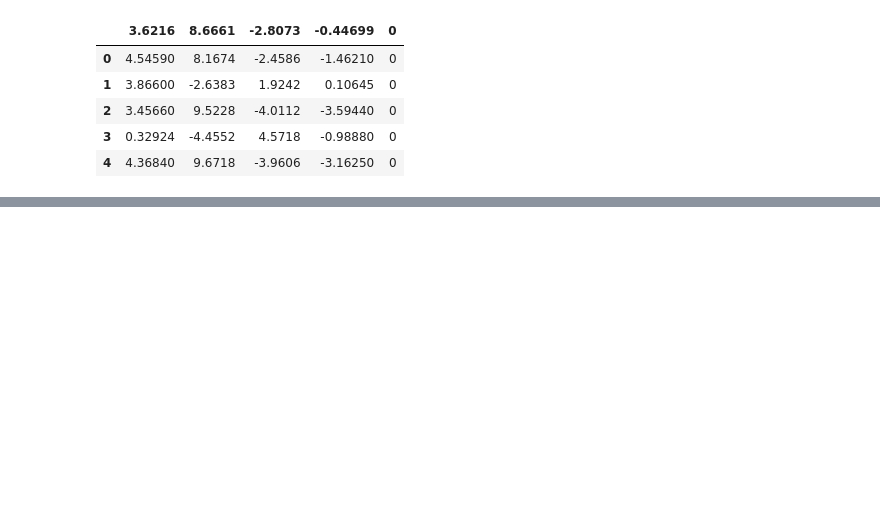
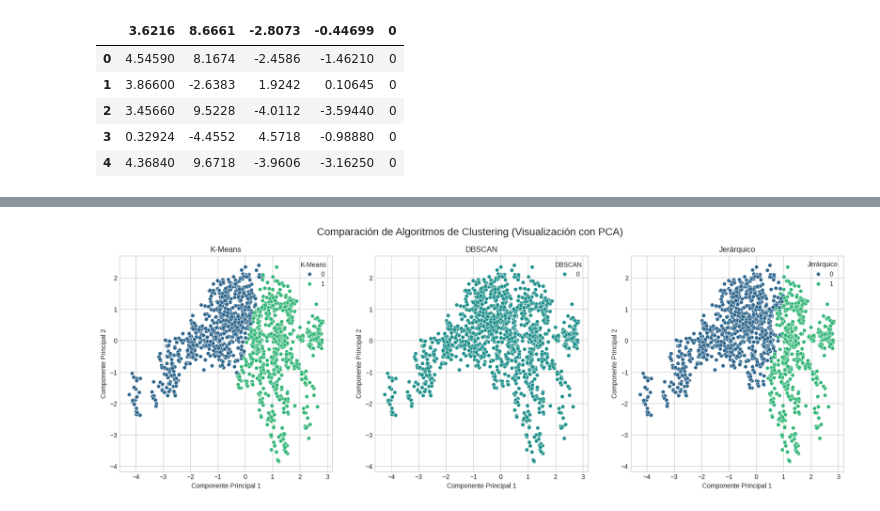
Before and after one commit to Dreeck/ProyectosML, a Jupyter notebook: billetesfalsos.ipynb, the cells around one changed output, grey strips where cells are left out. Saved outputs shown, nothing was run; the diff lists cells and outputs as text; code cells hidden in the pictures; blank space fills up the shorter version.

Commit message:
Problemàtica de anàlisis de billetes verdaderos y falsos mediante algoritmos no supervisados

```diff
--- a/billetesfalsos.ipynb
+++ b/billetesfalsos.ipynb
@@ -166,0 +77,30 @@ fig.show()
+# %%
+kmeans = KMeans(n_clusters=2, n_init='auto', random_state=42)
+kmeans_labels = kmeans.fit_predict(X_scaled)
+kmeans_sil, kmeans_cal = calculate_metrics(X_scaled, kmeans_labels)
+# %%
+dbscan = DBSCAN(eps=2.5)
+dbscan_labels = dbscan.fit_predict(X_scaled)
+dbscan_sil, dbscan_cal = calculate_metrics(X_scaled, dbscan_labels)
+n_clusters_dbscan = len(set(dbscan_labels)) - (1 if -1 in dbscan_labels else 0)
+# %%
+hierarchical = AgglomerativeClustering(n_clusters=2)
+hierarchical_labels = hierarchical.fit_predict(X_scaled)
+hierarchical_sil, hierarchical_cal = calculate_metrics(X_scaled, hierarchical_labels)
+# %%
+pca = PCA(n_components=2)
+X_pca = pca.fit_transform(X_scaled)
+
+df_pca = pd.DataFrame(data=X_pca, columns=['Componente Principal 1', 'Componente Principal 2'])
+df_pca['K-Means'] = kmeans_labels
+df_pca['DBSCAN'] = dbscan_labels
+df_pca['Jerárquico'] = hierarchical_labels
+# %%
+fig, axes = plt.subplots(1, 3, figsize=(20, 6))
+fig.suptitle('Comparación de Algoritmos de Clustering (Visualización con PCA)', fontsize=16)
+sns.scatterplot(ax=axes[0], x='Componente Principal 1', y='Componente Principal 2', hue='K-Means', palette='viridis', data=df_pca, legend='full').set_title('K-Means')
+sns.scatterplot(ax=axes[1], x='Componente Principal 1', y='Componente Principal 2', hue='DBSCAN', palette='viridis', data=df_pca, legend='full').set_title('DBSCAN')
+sns.scatterplot(ax=axes[2], x='Componente Principal 1', y='Componente Principal 2', hue='Jerárquico', palette='viridis', data=df_pca, legend='full').set_title('Jerárquico')
+plt.show()
+# %% [output]
+[figure, added]
```
Also changed, not shown: parts of 21 cells of this notebook.
